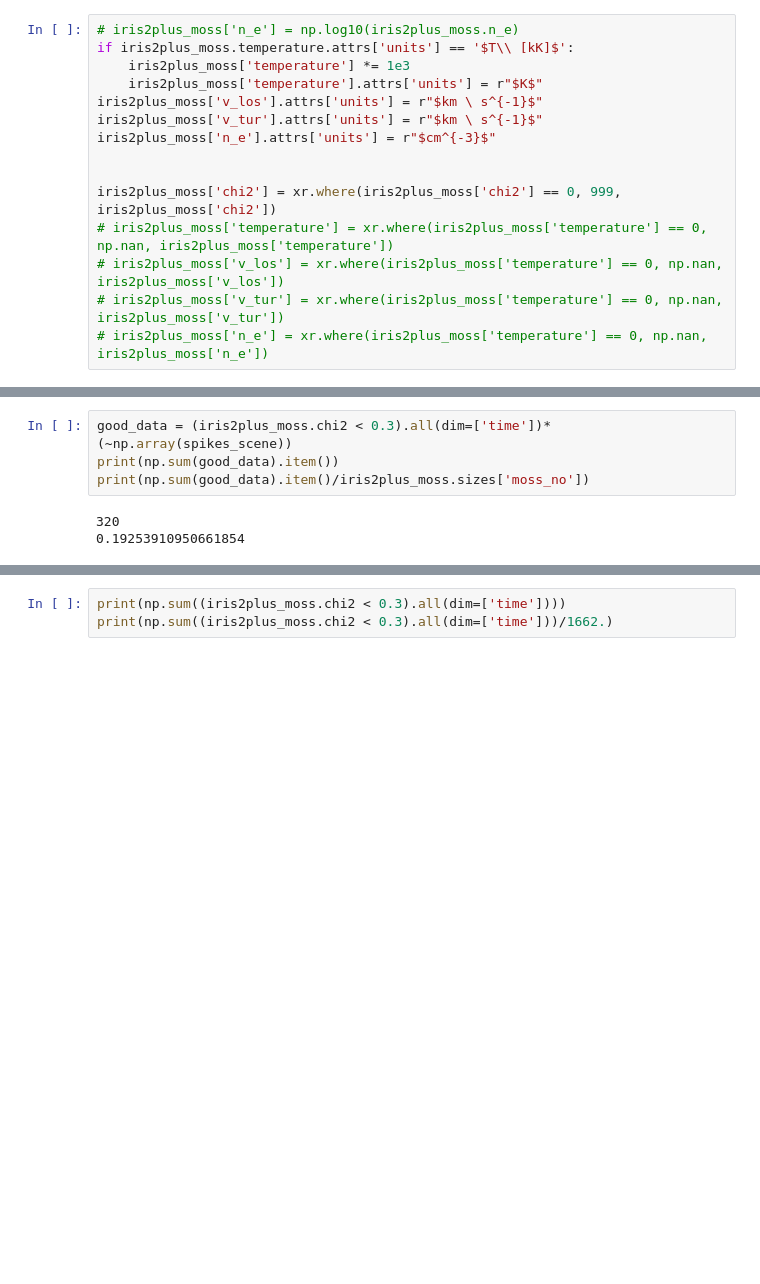
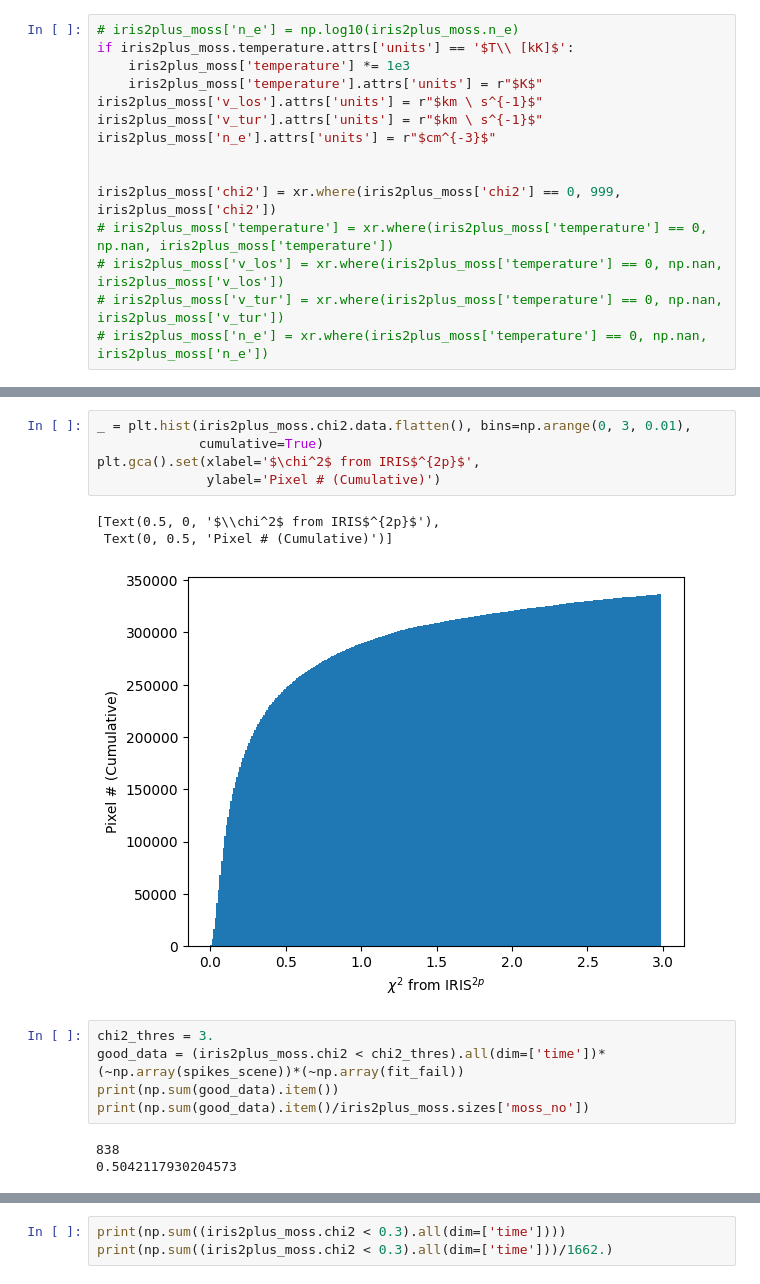
Before and after one commit to chokyuhyoun/IRIS-moss, a Jupyter notebook: iris2plus_new/load_iris2+.ipynb, the cells around one changed output, grey strips where cells are left out. Drawn from its saved outputs; the diff is of its cells as text; blank space fills up the shorter version.

```diff
--- a/iris2plus_new/load_iris2+.ipynb
+++ b/iris2plus_new/load_iris2+.ipynb
@@ -371,9 +531,19 @@ iris2plus_moss['chi2'] = xr.where(iris2plus_moss['chi2'] == 0, 999, iris2plus_mo
+# %%
+_ = plt.hist(iris2plus_moss.chi2.data.flatten(), bins=np.arange(0, 3, 0.01),
+             cumulative=True)
+plt.gca().set(xlabel='$\chi^2$ from IRIS$^{2p}$',
+              ylabel='Pixel # (Cumulative)')
+# %% [output]
+[Text(0.5, 0, '$\\chi^2$ from IRIS$^{2p}$'),
+ Text(0, 0.5, 'Pixel # (Cumulative)')]
+[figure, added]
 # %%
-good_data = (iris2plus_moss.chi2 < 0.3).all(dim=['time'])*(~np.array(spikes_scene))
+chi2_thres = 3.
+good_data = (iris2plus_moss.chi2 < chi2_thres).all(dim=['time'])*(~np.array(spikes_scene))*(~np.array(fit_fail))
 print(np.sum(good_data).item())
 print(np.sum(good_data).item()/iris2plus_moss.sizes['moss_no'])
 # %% [output]
-320
-0.19253910950661854
+838
+0.5042117930204573
 # %%
 good_iris2p_moss = iris2plus_moss.sel(moss_no=good_data).copy(deep=True)
```
Also changed, not shown: parts of 22 cells of this notebook, 1 other file.
